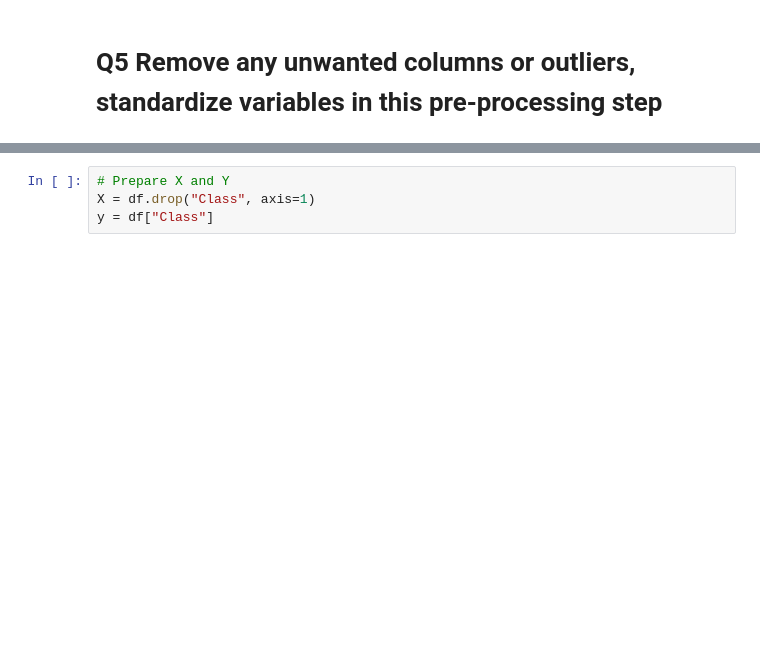
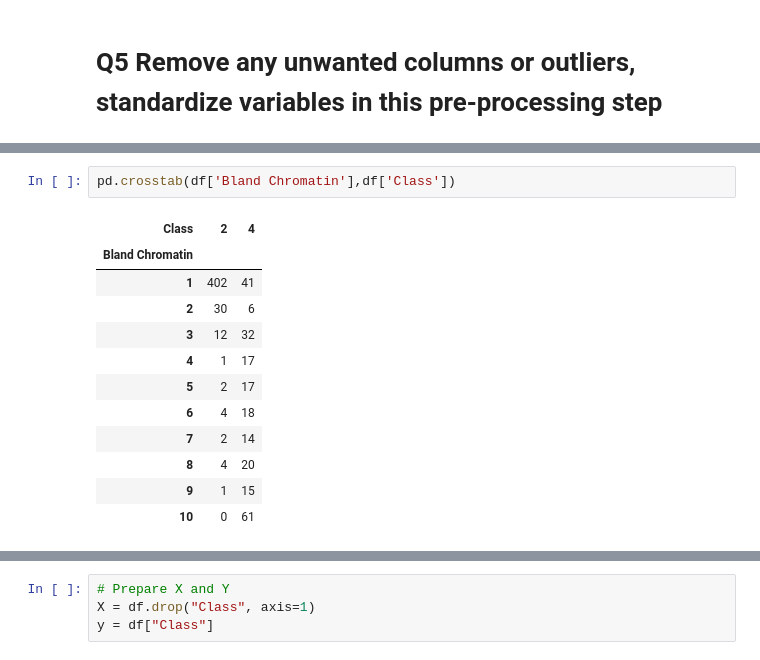
Before and after one commit to GreatLearningAIML1/bangalore-feb-batch-suchismitade, a Jupyter notebook: R5_Internal_Lab_PCA.ipynb, the cells around one changed output, grey strips where cells are left out. Drawn from its saved outputs; the diff is of its cells as text; blank space fills up the shorter version.

```diff
--- a/R5_Internal_Lab_PCA.ipynb
+++ b/R5_Internal_Lab_PCA.ipynb
@@ -199,0 +238,15 @@ df.boxplot(figsize=(20, 3))
+# %%
+pd.crosstab(df['Bland Chromatin'],df['Class'])
+# %% [output]
+| Class | 2 | 4 |
+| Bland Chromatin |  |  |
+| 1 | 402 | 41 |
+| 2 | 30 | 6 |
+| 3 | 12 | 32 |
+| 4 | 1 | 17 |
+| 5 | 2 | 17 |
+| 6 | 4 | 18 |
+| 7 | 2 | 14 |
+| 8 | 4 | 20 |
+| 9 | 1 | 15 |
+| 10 | 0 | 61 |
```
Also changed, not shown: parts of 10 cells of this notebook.
